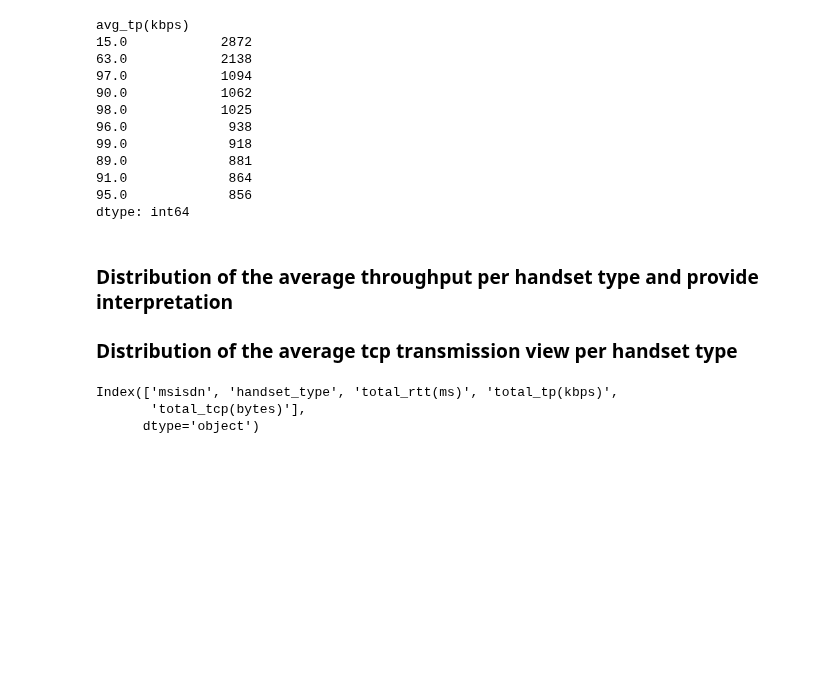
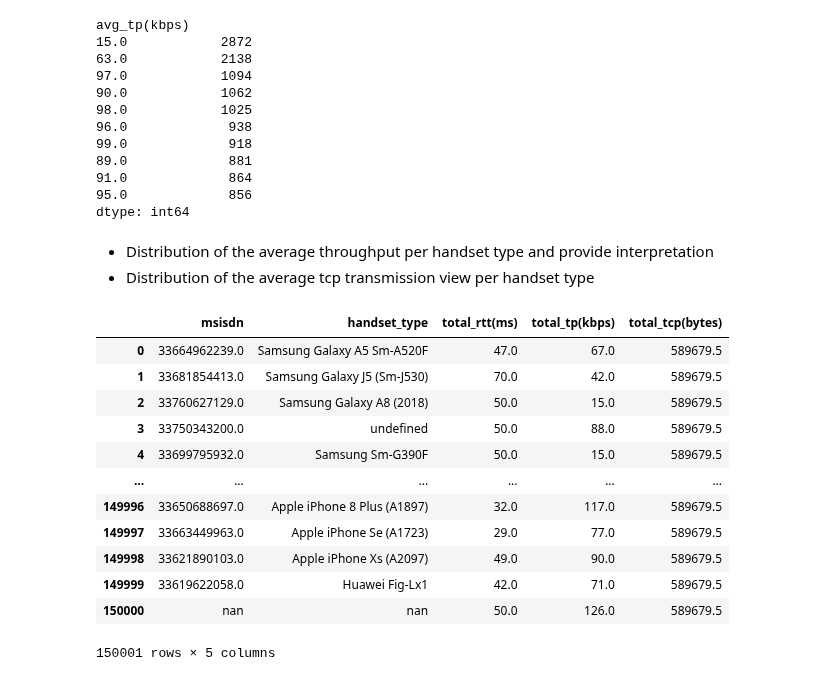
Before and after one commit to Nathnael12/Telecom_data_analysis, a Jupyter notebook: notebooks/UserExperienceAnalysis.ipynb, the cells around one changed output. Saved outputs shown, nothing was run; the diff lists cells and outputs as text; code cells hidden in the pictures; blank space fills up the shorter version.

```diff
--- a/notebooks/UserExperienceAnalysis.ipynb
+++ b/notebooks/UserExperienceAnalysis.ipynb
@@ -362,12 +363,22 @@ avg_tp(kbps)
 95.0             856
 dtype: int64
 # %% [markdown]
-### Distribution of the average throughput per handset type and provide interpretation
-### Distribution of the average tcp transmission view per handset type
+- Distribution of the average throughput per handset type and provide interpretation
+- Distribution of the average tcp transmission view per handset type
 # %%
-user_experience_total.columns
+user_experience_total
 # %% [output]
+|  | msisdn | handset_type | total_rtt(ms) | total_tp(kbps) | total_tcp(bytes) |
+| 0 | 33664962239.0 | Samsung Galaxy A5 Sm-A520F | 47.0 | 67.0 | 589679.5 |
+| 1 | 33681854413.0 | Samsung Galaxy J5 (Sm-J530) | 70.0 | 42.0 | 589679.5 |
+| 2 | 33760627129.0 | Samsung Galaxy A8 (2018) | 50.0 | 15.0 | 589679.5 |
+| 3 | 33750343200.0 | undefined | 50.0 | 88.0 | 589679.5 |
+| 4 | 33699795932.0 | Samsung Sm-G390F | 50.0 | 15.0 | 589679.5 |
+| ... | ... | ... | ... | ... | ... |
+| 149996 | 33650688697.0 | Apple iPhone 8 Plus (A1897) | 32.0 | 117.0 | 589679.5 |
+| 149997 | 33663449963.0 | Apple iPhone Se (A1723) | 29.0 | 77.0 | 589679.5 |
+| 149998 | 33621890103.0 | Apple iPhone Xs (A2097) | 49.0 | 90.0 | 589679.5 |
+| 149999 | 33619622058.0 | Huawei Fig-Lx1 | 42.0 | 71.0 | 589679.5 |
+| 150000 | nan | nan | 50.0 | 126.0 | 589679.5 |
-Index(['msisdn', 'handset_type', 'total_rtt(ms)', 'total_tp(kbps)',
-       'total_tcp(bytes)'],
-      dtype='object')
+150001 rows × 5 columns
 # %%
```
Also changed, not shown: parts of 15 cells of this notebook, 1 other file.
